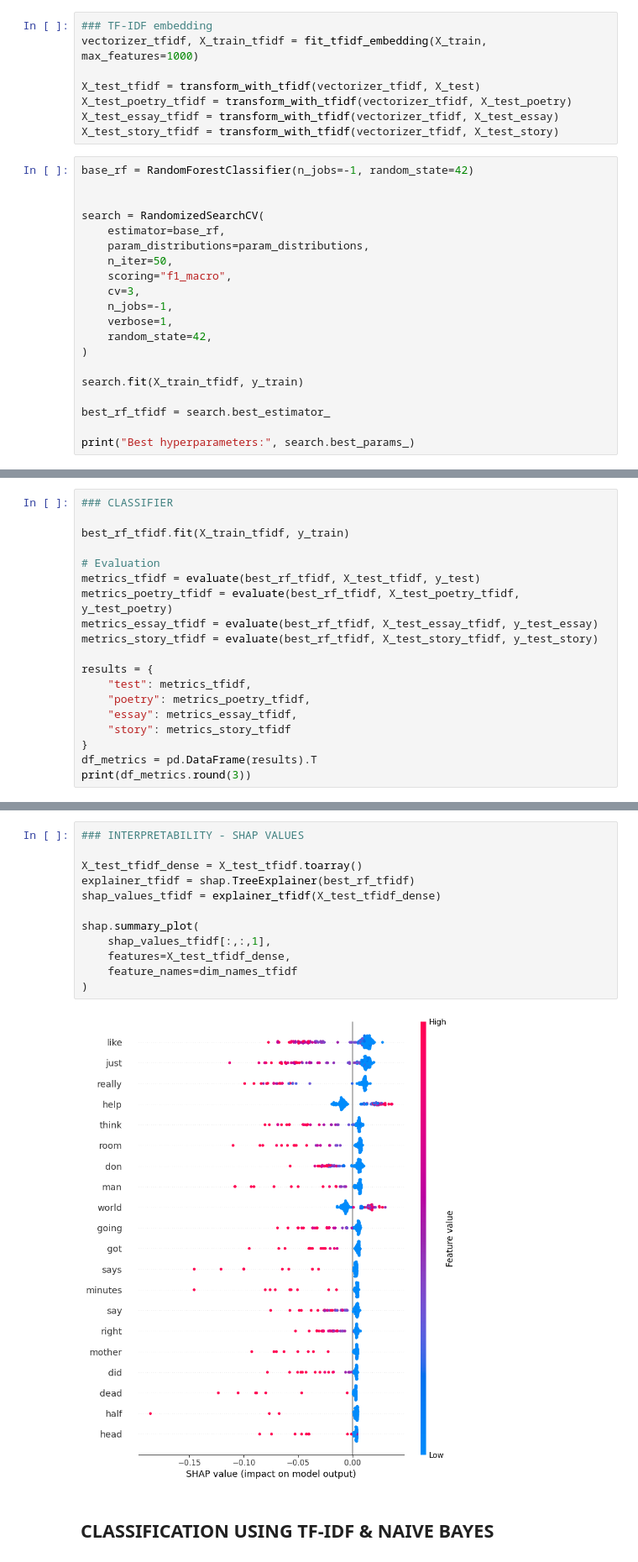
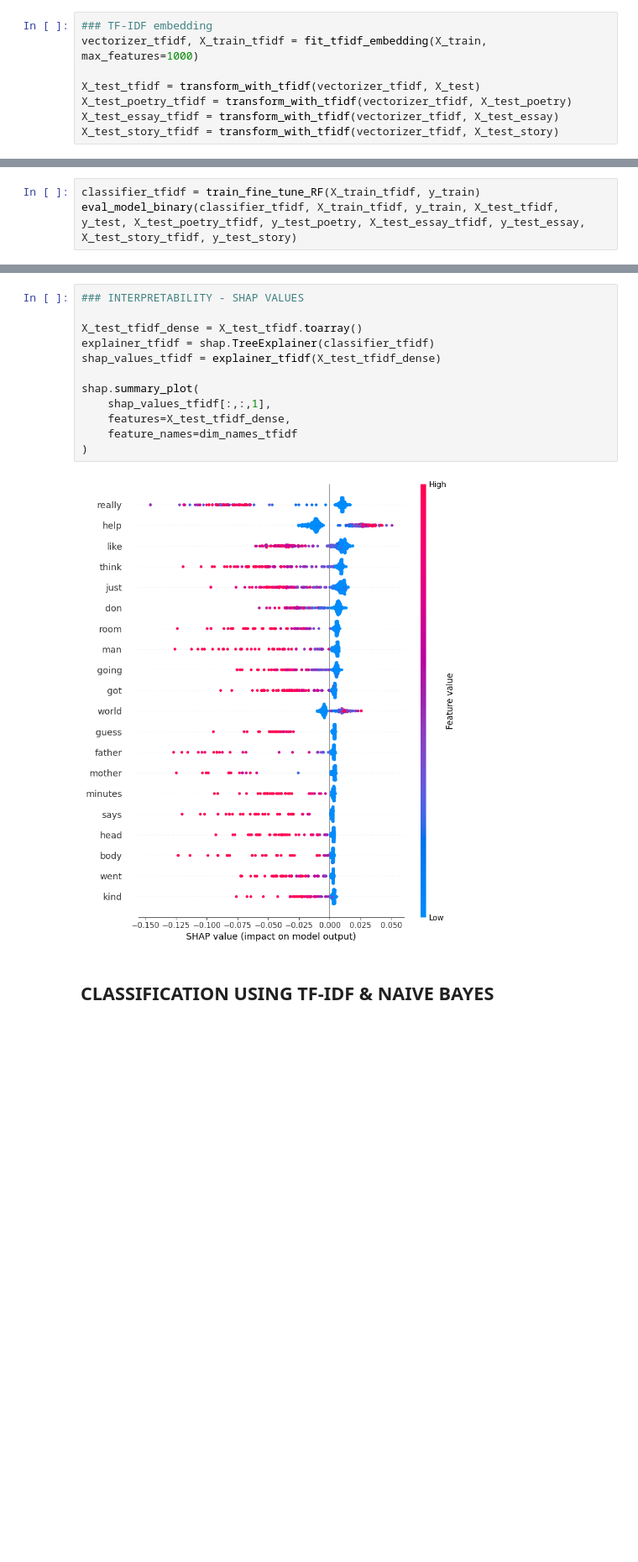
Before and after one commit to jules-chapon/ml-for-nlp, a Jupyter notebook: analysis/notebooks/all_binary.ipynb, the cells around one changed output, grey strips where cells are left out. Shown at 84% size. Drawn from its saved outputs; the diff is of its cells as text; blank space fills up the shorter version.

```diff
--- a/analysis/notebooks/all_binary.ipynb
+++ b/analysis/notebooks/all_binary.ipynb
@@ -382,23 +137,3 @@ X_test_tfidf = transform_with_tfidf(vectorizer_tfidf, X_test)
 X_test_poetry_tfidf = transform_with_tfidf(vectorizer_tfidf, X_test_poetry)
 X_test_essay_tfidf = transform_with_tfidf(vectorizer_tfidf, X_test_essay)
 X_test_story_tfidf = transform_with_tfidf(vectorizer_tfidf, X_test_story)
-# %%
-base_rf = RandomForestClassifier(n_jobs=-1, random_state=42)
-
-
-search = RandomizedSearchCV(
-    estimator=base_rf,
-    param_distributions=param_distributions,
-    n_iter=50,
-    scoring="f1_macro",
-    cv=3,
-    n_jobs=-1,
-    verbose=1,
-    random_state=42,
-)
-
-search.fit(X_train_tfidf, y_train)
-
-best_rf_tfidf = search.best_estimator_
-
-print("Best hyperparameters:", search.best_params_)
@@ -408,19 +139,0 @@ Best hyperparameters: {'bootstrap': True, 'max_depth': 18, 'min_samples_leaf': 1
-# %%
-### CLASSIFIER
-
-best_rf_tfidf.fit(X_train_tfidf, y_train)
-
-# Evaluation
-metrics_tfidf = evaluate(best_rf_tfidf, X_test_tfidf, y_test)
-metrics_poetry_tfidf = evaluate(best_rf_tfidf, X_test_poetry_tfidf, y_test_poetry)
-metrics_essay_tfidf = evaluate(best_rf_tfidf, X_test_essay_tfidf, y_test_essay)
-metrics_story_tfidf = evaluate(best_rf_tfidf, X_test_story_tfidf, y_test_story)
-
-results = {
-    "test": metrics_tfidf,
-    "poetry": metrics_poetry_tfidf,
-    "essay": metrics_essay_tfidf,
-    "story": metrics_story_tfidf
-}
-df_metrics = pd.DataFrame(results).T
-print(df_metrics.round(3))
@@ -432,0 +140,3 @@ story    [[10, 2], [1, 16]]  0.888889  0.941176  0.914286
+# %%
+classifier_tfidf = train_fine_tune_RF(X_train_tfidf, y_train)
+eval_model_binary(classifier_tfidf, X_train_tfidf, y_train, X_test_tfidf, y_test, X_test_poetry_tfidf, y_test_poetry, X_test_essay_tfidf, y_test_essay, X_test_story_tfidf, y_test_story)
@@ -478,17 +202,17 @@ df_train
 # %%
 ### INTERPRETABILITY - SHAP VALUES
 
 X_test_tfidf_dense = X_test_tfidf.toarray()
-explainer_tfidf = shap.TreeExplainer(best_rf_tfidf)
+explainer_tfidf = shap.TreeExplainer(classifier_tfidf)
 shap_values_tfidf = explainer_tfidf(X_test_tfidf_dense)
 
 shap.summary_plot(
     shap_values_tfidf[:,:,1],
     features=X_test_tfidf_dense,
     feature_names=dim_names_tfidf
 )
 # %% [output]
-[figure, old version]
+[figure, new version]
 # %% [markdown]
 ## **CLASSIFICATION USING TF-IDF & NAIVE BAYES**
 # %%
```
Also changed, not shown: parts of 31 cells of this notebook.
